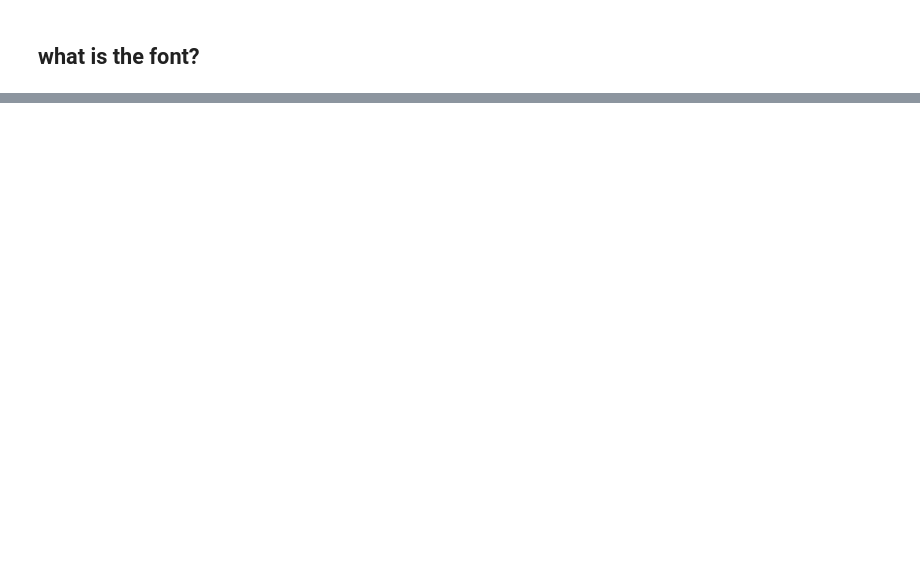
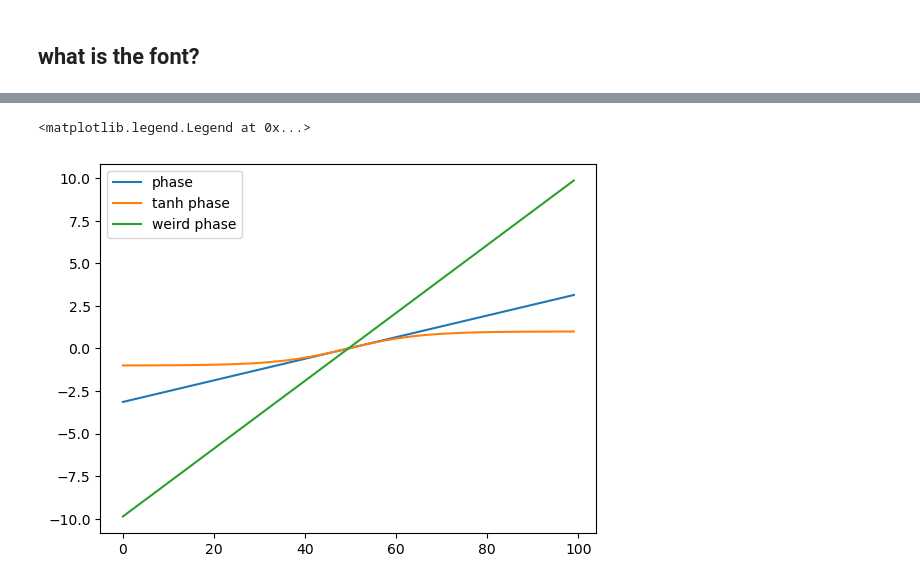
Before and after one commit to Kovaleski-Research-Lab/Surrogate_Model, a Jupyter notebook: src/evaluation/Untitled.ipynb, the cells around one changed output, grey strips where cells are left out. Saved outputs shown, nothing was run; the diff lists cells and outputs as text; code cells hidden in the pictures; blank space fills up the shorter version.

```diff
--- a/src/evaluation/Untitled.ipynb
+++ b/src/evaluation/Untitled.ipynb
@@ -26,0 +48,13 @@ model_fullTrain_valid_7.pkl
+# %%
+phase_times_pi = phase * np.pi
+
+plt.close("all")
+
+fig, ax = plt.subplots()
+ax.plot(x, phase, label='phase')
+ax.plot(x, tanh_phase, label='tanh phase')
+ax.plot(x, phase_times_pi, label='weird phase')
+ax.legend()
+# %% [output]
+<matplotlib.legend.Legend at 0x...>
+[figure, added]
```
Also changed, not shown: parts of 5 cells of this notebook, 6 other files.
